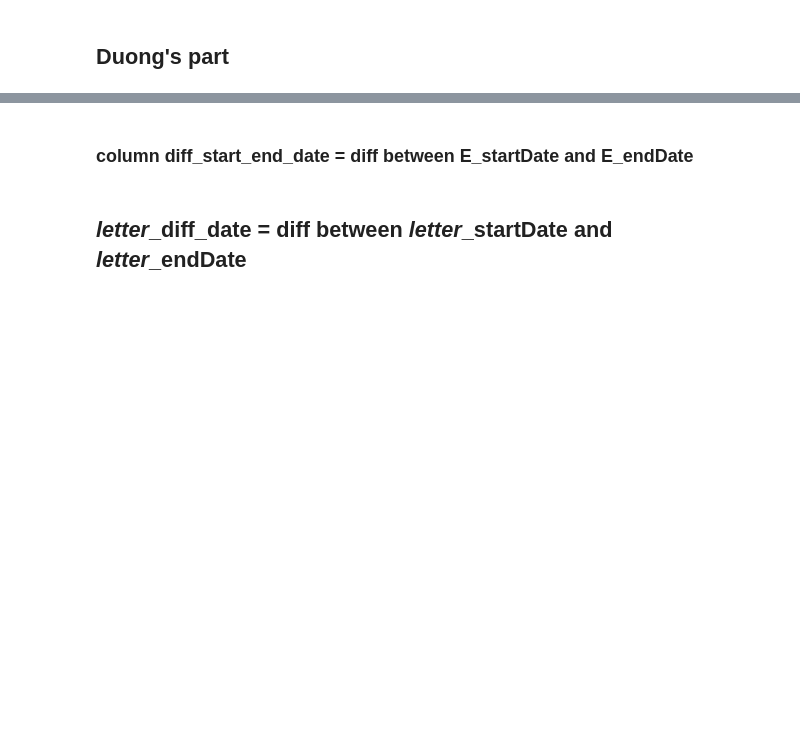
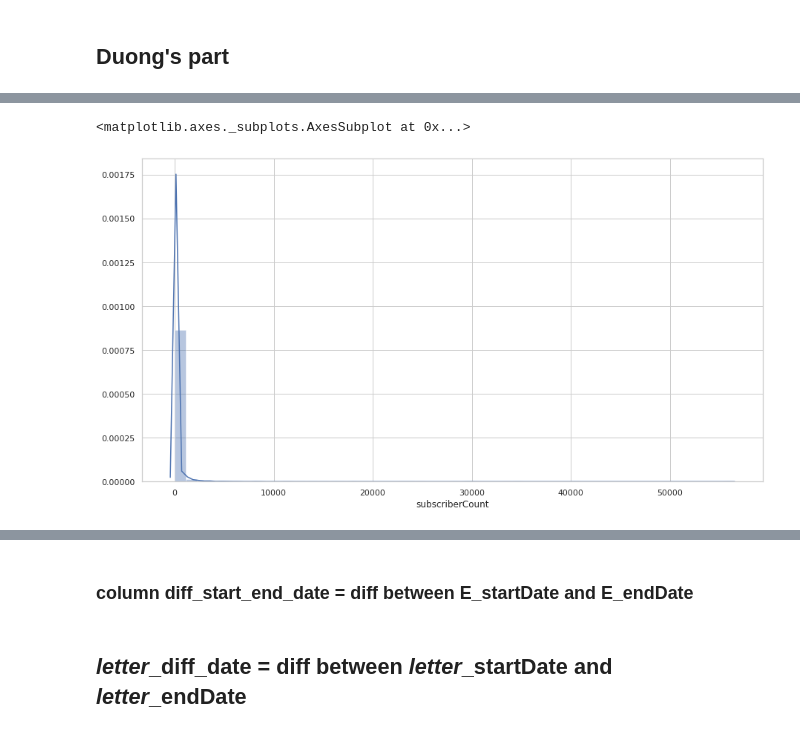
Before and after one commit to VincentChungHeiPoon/CreditScoreChallenge, a Jupyter notebook: Duong.ipynb, the cells around one changed output, grey strips where cells are left out. Saved outputs shown, nothing was run; the diff lists cells and outputs as text; code cells hidden in the pictures; blank space fills up the shorter version.

```diff
--- a/Duong.ipynb
+++ b/Duong.ipynb
@@ -134,0 +267,5 @@ for i, col in enumerate(data_Duong.columns):
+# %%
+sns.distplot(data_Duong[data_Duong.subscriberCount < 60000].subscriberCount)
+# %% [output]
+<matplotlib.axes._subplots.AxesSubplot at 0x...>
+[figure, added]
```
Also changed, not shown: parts of 52 cells of this notebook, 6 other files.
